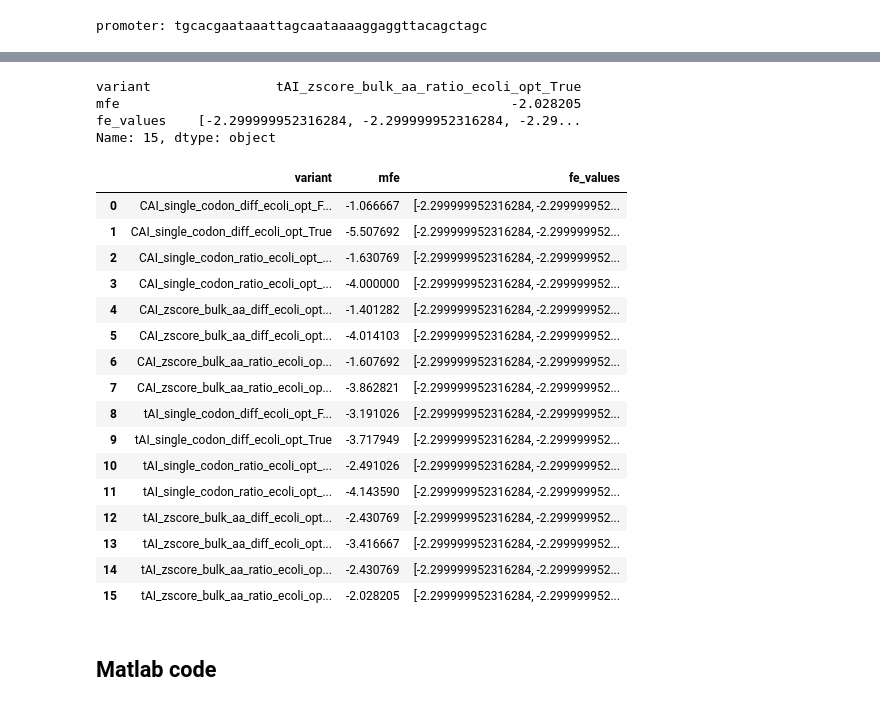
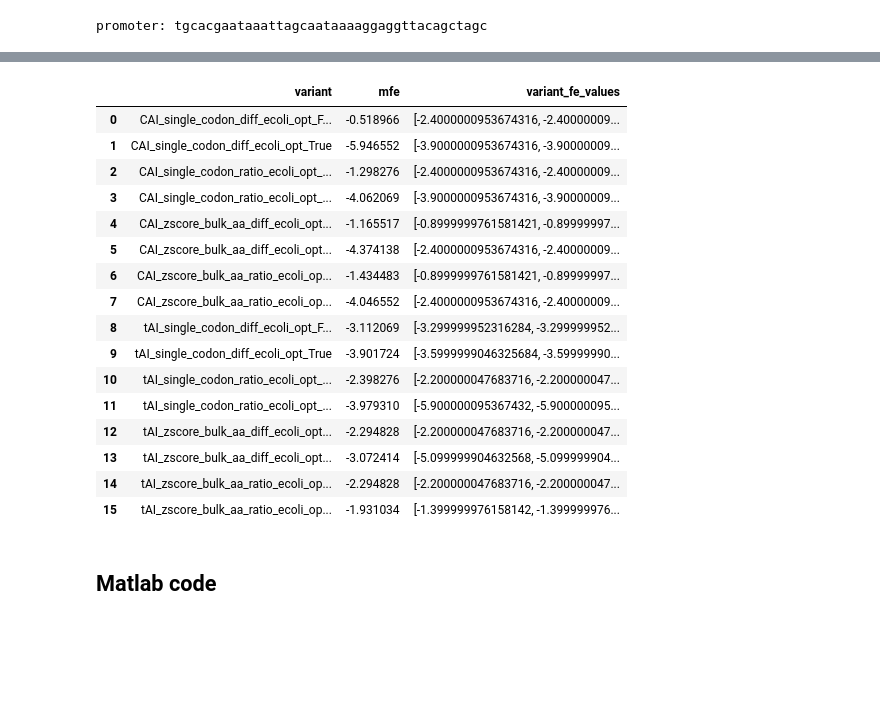
Before and after one commit to morikab/Igem_TAU_2021, a Jupyter notebook: analysis/initiation_model_analysis/playground.ipynb, the cells around one changed output, grey strips where cells are left out. Drawn from its saved outputs; the diff is of its cells as text; code cells hidden in the pictures; blank space fills up the shorter version.

```diff
--- a/analysis/initiation_model_analysis/playground.ipynb
+++ b/analysis/initiation_model_analysis/playground.ipynb
@@ -47,5 +37,5 @@ with open(mcherry_variants_file_path, "r") as mcherry_fasta_file:
 # %% [markdown]
 ## Whole prefix FE
 # %%
-num_of_codons = 11
+num_of_codons = 15
 num_of_codons_in_nt = num_of_codons * 3
@@ -82 +79,9 @@ mcherry_plasmid_seq[orf_start_index:orf_start_index+len(original_mcherry_seq)]
+# %%
+def calc_fe_profile(seq, orf_start_index, fe_range):
+    seqs = []
+    for i in range(orf_start_index - fe_range[0] + 1 , orf_start_index + fe_range[1] - 1):
+        tmp_str = seq[i: i+window_size_in_nt]
+        tmp_fe = RNA.fold(tmp_str)[1]
+        seqs.append(tmp_fe)
+    return seqs
 # %%
@@ -104,21 +133,17 @@ plt.legend()
 # %%
-promoter = mcherry_plasmid_seq[orf_start_index-40: orf_start_index]
+promoter = mcherry_plasmid_seq[mcherry_orf_start_index-40: mcherry_orf_start_index]
 print(f"promoter: {promoter}")
-mfe_values = {"variant":[], "mfe": [], "fe_values": []}
+variants_mfe_values = {"variant":[], "mfe": [], "variant_fe_values": []}
 for variant, variant_seq in mcherry_variants_dict.items():
-    seqs = []
     variant_seq_with_promoter = promoter + str(variant_seq.seq)
     variant_seq_with_promoter = variant_seq_with_promoter.lower()
     variant_orf_start_index = len(promoter)
-    for i in range(variant_orf_start_index - window_size_in_nt + 1 , variant_orf_start_index + window_size_in_nt - 1):
-        tmp_str = variant_seq_with_promoter[i: i+window_size_in_nt]
-        tmp_fe = RNA.fold(tmp_str)[1]
-        seqs.append(tmp_fe)
-        # print(f"FE {tmp_fe} for start ind {i-mid}, end ind {i+mid}: {tmp_str}")
-    avg_variant_fe = sum(seqs)/len(seqs)
-    mfe_values["variant"].append(variant)
-    mfe_values["mfe"].append(avg_variant_fe)
-    mfe_values["fe_values"].append(seqs)
-    # print(avg_variant_fe)
+
+    variant_seqs = calc_fe_profile(variant_seq_with_promoter, variant_orf_start_index, fe_range)
+
+    avg_variant_fe = sum(variant_seqs)/len(variant_seqs)
+    variants_mfe_values["variant"].append(variant)
+    variants_mfe_values["mfe"].append(avg_variant_fe)
+    variants_mfe_values["variant_fe_values"].append(variant_seqs)
 # %% [output]
 promoter: tgcacgaataaattagcaataaaaggaggttacagctagc
@@ -131,5 +150,6 @@ mfe_values_df = pd.DataFrame(mfe_values)
 # %%
-plt = mfe_values_df.plot("variant", "mfe", kind="bar", figsize=(10, 7))
+variants_mfe_values_df = pd.DataFrame(variants_mfe_values)
+plt = variants_mfe_values_df.plot("variant", "mfe", kind="bar", figsize=(10, 7))
 plt.axhline(y=original_mcherry_mfe, color='r', linestyle='-', label="original_mcherry_mfe")
 plt.legend()
 # %% [output]
@@ -149,30 +169,23 @@ for q in range(mfe_values_df.shape[0]):
-# %%
-x
-# %% [output]
-variant                tAI_zscore_bulk_aa_ratio_ecoli_opt_True
-mfe                                                  -2.028205
-fe_values    [-2.299999952316284, -2.299999952316284, -2.29...
-Name: 15, dtype: object
 # %%
-mfe_values_df
+variants_mfe_values_df
 # %% [output]
-|  | variant | mfe | fe_values |
-| 0 | CAI_single_codon_diff_ecoli_opt_F... | -1.066667 | [-2.299999952316284, -2.299999952... |
-| 1 | CAI_single_codon_diff_ecoli_opt_True | -5.507692 | [-2.299999952316284, -2.299999952... |
-| 2 | CAI_single_codon_ratio_ecoli_opt_... | -1.630769 | [-2.299999952316284, -2.299999952... |
-| 3 | CAI_single_codon_ratio_ecoli_opt_... | -4.000000 | [-2.299999952316284, -2.299999952... |
-| 4 | CAI_zscore_bulk_aa_diff_ecoli_opt... | -1.401282 | [-2.299999952316284, -2.299999952... |
-| 5 | CAI_zscore_bulk_aa_diff_ecoli_opt... | -4.014103 | [-2.299999952316284, -2.299999952... |
-| 6 | CAI_zscore_bulk_aa_ratio_ecoli_op... | -1.607692 | [-2.299999952316284, -2.299999952... |
-| 7 | CAI_zscore_bulk_aa_ratio_ecoli_op... | -3.862821 | [-2.299999952316284, -2.299999952... |
-| 8 | tAI_single_codon_diff_ecoli_opt_F... | -3.191026 | [-2.299999952316284, -2.299999952... |
-| 9 | tAI_single_codon_diff_ecoli_opt_True | -3.717949 | [-2.299999952316284, -2.299999952... |
-| 10 | tAI_single_codon_ratio_ecoli_opt_... | -2.491026 | [-2.299999952316284, -2.299999952... |
-| 11 | tAI_single_codon_ratio_ecoli_opt_... | -4.143590 | [-2.299999952316284, -2.299999952... |
-| 12 | tAI_zscore_bulk_aa_diff_ecoli_opt... | -2.430769 | [-2.299999952316284, -2.299999952... |
-| 13 | tAI_zscore_bulk_aa_diff_ecoli_opt... | -3.416667 | [-2.299999952316284, -2.299999952... |
-| 14 | tAI_zscore_bulk_aa_ratio_ecoli_op... | -2.430769 | [-2.299999952316284, -2.299999952... |
-| 15 | tAI_zscore_bulk_aa_ratio_ecoli_op... | -2.028205 | [-2.299999952316284, -2.299999952... |
+|  | variant | mfe | variant_fe_values |
+| 0 | CAI_single_codon_diff_ecoli_opt_F... | -0.518966 | [-2.4000000953674316, -2.40000009... |
+| 1 | CAI_single_codon_diff_ecoli_opt_True | -5.946552 | [-3.9000000953674316, -3.90000009... |
+| 2 | CAI_single_codon_ratio_ecoli_opt_... | -1.298276 | [-2.4000000953674316, -2.40000009... |
+| 3 | CAI_single_codon_ratio_ecoli_opt_... | -4.062069 | [-3.9000000953674316, -3.90000009... |
+| 4 | CAI_zscore_bulk_aa_diff_ecoli_opt... | -1.165517 | [-0.8999999761581421, -0.89999997... |
+| 5 | CAI_zscore_bulk_aa_diff_ecoli_opt... | -4.374138 | [-2.4000000953674316, -2.40000009... |
+| 6 | CAI_zscore_bulk_aa_ratio_ecoli_op... | -1.434483 | [-0.8999999761581421, -0.89999997... |
+| 7 | CAI_zscore_bulk_aa_ratio_ecoli_op... | -4.046552 | [-2.4000000953674316, -2.40000009... |
+| 8 | tAI_single_codon_diff_ecoli_opt_F... | -3.112069 | [-3.299999952316284, -3.299999952... |
+| 9 | tAI_single_codon_diff_ecoli_opt_True | -3.901724 | [-3.5999999046325684, -3.59999990... |
+| 10 | tAI_single_codon_ratio_ecoli_opt_... | -2.398276 | [-2.200000047683716, -2.200000047... |
+| 11 | tAI_single_codon_ratio_ecoli_opt_... | -3.979310 | [-5.900000095367432, -5.900000095... |
+| 12 | tAI_zscore_bulk_aa_diff_ecoli_opt... | -2.294828 | [-2.200000047683716, -2.200000047... |
+| 13 | tAI_zscore_bulk_aa_diff_ecoli_opt... | -3.072414 | [-5.099999904632568, -5.099999904... |
+| 14 | tAI_zscore_bulk_aa_ratio_ecoli_op... | -2.294828 | [-2.200000047683716, -2.200000047... |
+| 15 | tAI_zscore_bulk_aa_ratio_ecoli_op... | -1.931034 | [-1.399999976158142, -1.399999976... |
 # %% [markdown]
 ## Matlab code
 # %%
```
Also changed, not shown: parts of 32 cells of this notebook, 6 other files.
